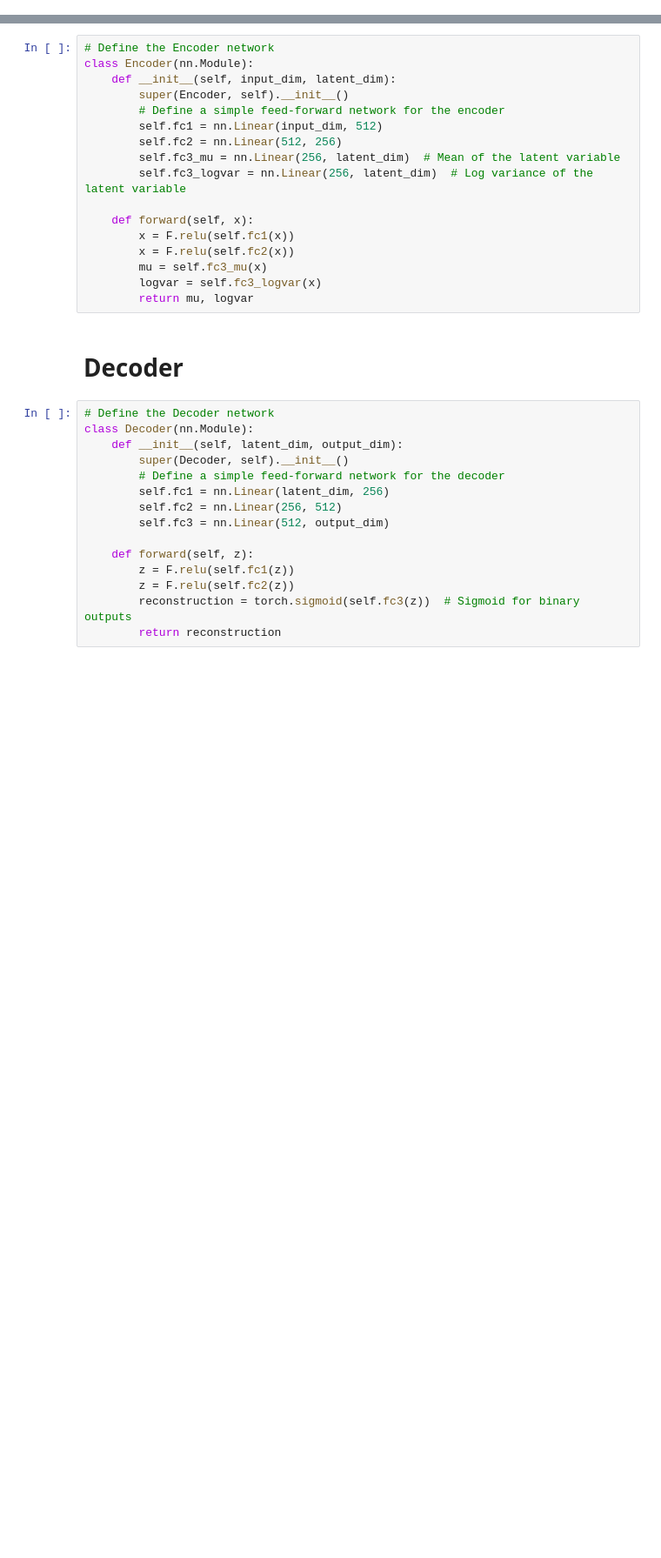
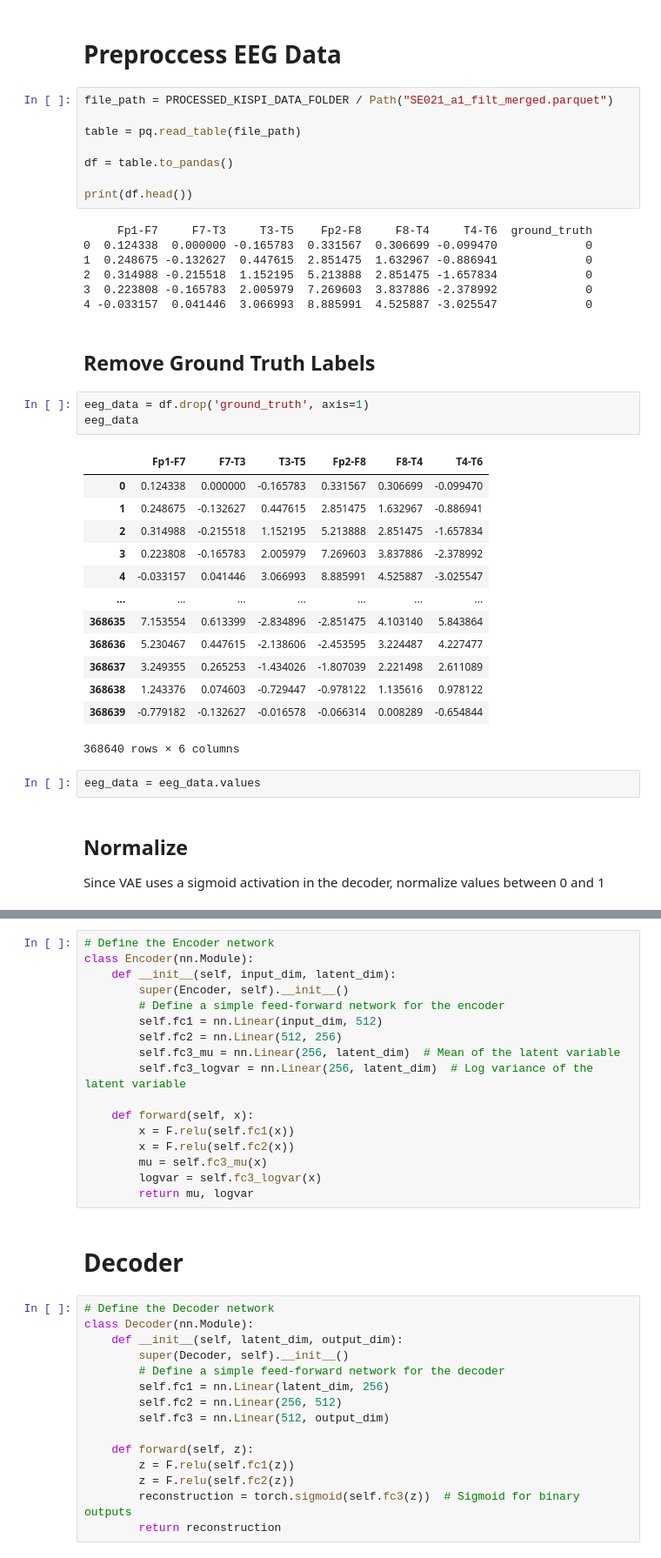
Before and after one commit to carzaga1/UnsuperDL-EEG-BSUPP, a Jupyter notebook: notebooks/03_phase2_vae.ipynb, the cells around one changed output, grey strips where cells are left out. Shown at 87% size. Saved outputs shown, nothing was run; the diff lists cells and outputs as text; blank space fills up the shorter version.

```diff
--- a/notebooks/03_phase2_vae.ipynb
+++ b/notebooks/03_phase2_vae.ipynb
@@ -6,0 +20,42 @@ import torch.nn.functional as F
+# %% [markdown]
+# Preproccess EEG Data
+# %%
+file_path = PROCESSED_KISPI_DATA_FOLDER / Path("SE021_a1_filt_merged.parquet")
+
+table = pq.read_table(file_path)
+
+df = table.to_pandas()
+
+print(df.head())
+# %% [output]
+     Fp1-F7     F7-T3     T3-T5    Fp2-F8     F8-T4     T4-T6  ground_truth
+0  0.124338  0.000000 -0.165783  0.331567  0.306699 -0.099470             0
+1  0.248675 -0.132627  0.447615  2.851475  1.632967 -0.886941             0
+2  0.314988 -0.215518  1.152195  5.213888  2.851475 -1.657834             0
+3  0.223808 -0.165783  2.005979  7.269603  3.837886 -2.378992             0
+4 -0.033157  0.041446  3.066993  8.885991  4.525887 -3.025547             0
+# %% [markdown]
+## Remove Ground Truth Labels
+# %%
+eeg_data = df.drop('ground_truth', axis=1)
+eeg_data
+# %% [output]
+|  | Fp1-F7 | F7-T3 | T3-T5 | Fp2-F8 | F8-T4 | T4-T6 |
+| 0 | 0.124338 | 0.000000 | -0.165783 | 0.331567 | 0.306699 | -0.099470 |
+| 1 | 0.248675 | -0.132627 | 0.447615 | 2.851475 | 1.632967 | -0.886941 |
+| 2 | 0.314988 | -0.215518 | 1.152195 | 5.213888 | 2.851475 | -1.657834 |
+| 3 | 0.223808 | -0.165783 | 2.005979 | 7.269603 | 3.837886 | -2.378992 |
+| 4 | -0.033157 | 0.041446 | 3.066993 | 8.885991 | 4.525887 | -3.025547 |
+| ... | ... | ... | ... | ... | ... | ... |
+| 368635 | 7.153554 | 0.613399 | -2.834896 | -2.851475 | 4.103140 | 5.843864 |
+| 368636 | 5.230467 | 0.447615 | -2.138606 | -2.453595 | 3.224487 | 4.227477 |
+| 368637 | 3.249355 | 0.265253 | -1.434026 | -1.807039 | 2.221498 | 2.611089 |
+| 368638 | 1.243376 | 0.074603 | -0.729447 | -0.978122 | 1.135616 | 0.978122 |
+| 368639 | -0.779182 | -0.132627 | -0.016578 | -0.066314 | 0.008289 | -0.654844 |
+368640 rows × 6 columns
+# %%
+eeg_data = eeg_data.values
+# %% [markdown]
+## Normalize
+
+Since VAE uses a sigmoid activation in the decoder, normalize values between 0 and 1
```
Also changed, not shown: parts of 20 cells of this notebook.
